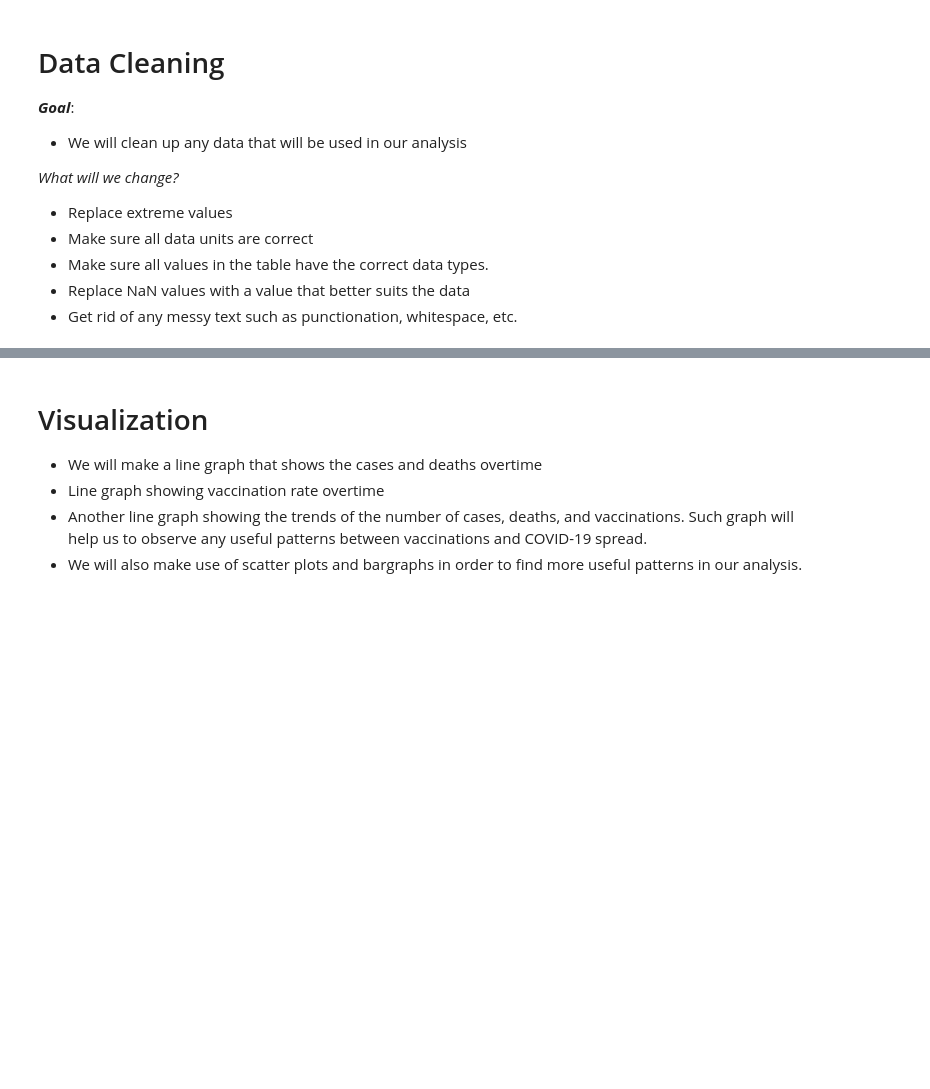
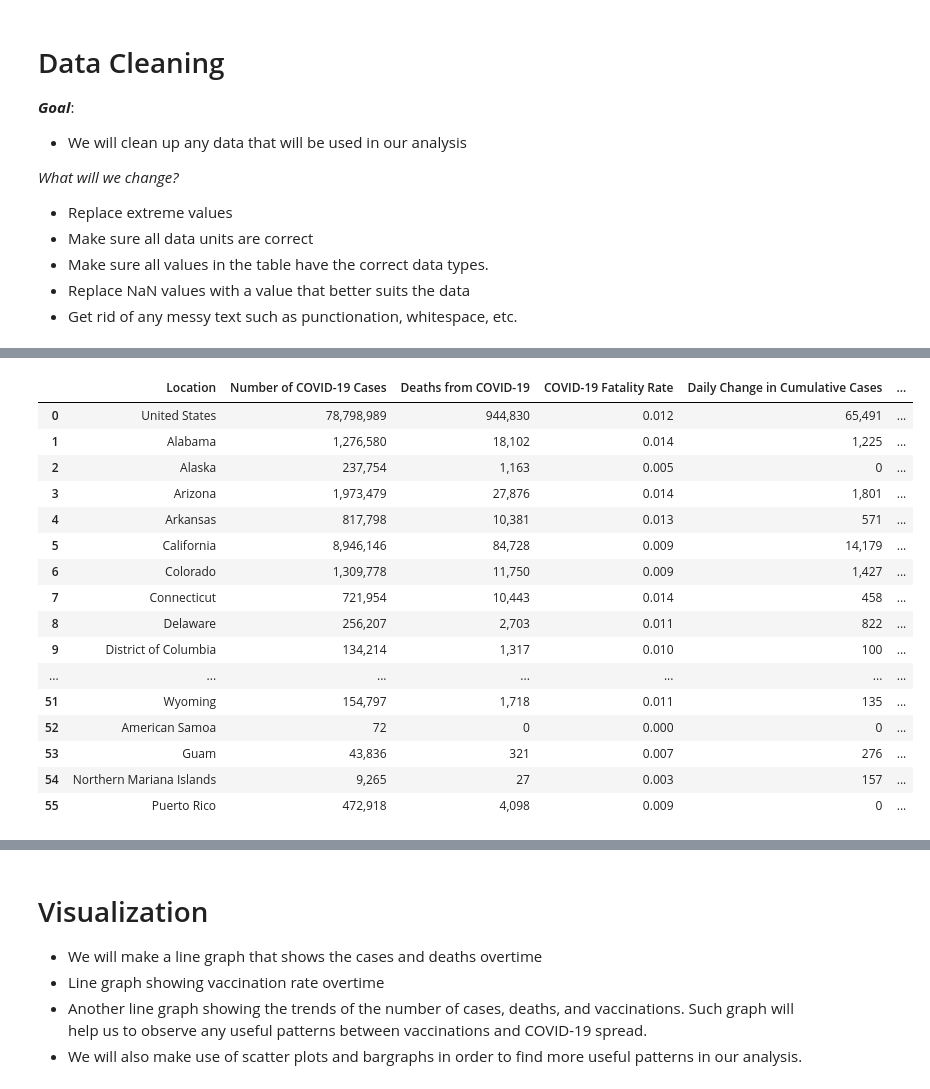
Before and after one commit to syao2017/Covid_Tracker, a Jupyter notebook: Project1.ipynb, the cells around one changed output, grey strips where cells are left out. Saved outputs shown, nothing was run; the diff lists cells and outputs as text; code cells hidden in the pictures; blank space fills up the shorter version.

```diff
--- a/Project1.ipynb
+++ b/Project1.ipynb
@@ -131,0 +119,23 @@ merged.shape
+# %%
+#merge all the data together
+merged = cCasesAndDeaths.merge(DCasesAndDeaths, how = 'inner', on = ['Location'])
+merged = merged.merge(vaccinations, how = 'inner', on = ['Location'])
+merged.dropna(axis = 1)
+# %% [output]
+|  | Location | Number of COVID-19 Cases | Deaths from COVID-19 | COVID-19 Fatality Rate | Daily Change in Cumulative Cases | ... |
+| 0 | United States | 78,798,989 | 944,830 | 0.012 | 65,491 | ... |
+| 1 | Alabama | 1,276,580 | 18,102 | 0.014 | 1,225 | ... |
+| 2 | Alaska | 237,754 | 1,163 | 0.005 | 0 | ... |
+| 3 | Arizona | 1,973,479 | 27,876 | 0.014 | 1,801 | ... |
+| 4 | Arkansas | 817,798 | 10,381 | 0.013 | 571 | ... |
+| 5 | California | 8,946,146 | 84,728 | 0.009 | 14,179 | ... |
+| 6 | Colorado | 1,309,778 | 11,750 | 0.009 | 1,427 | ... |
+| 7 | Connecticut | 721,954 | 10,443 | 0.014 | 458 | ... |
+| 8 | Delaware | 256,207 | 2,703 | 0.011 | 822 | ... |
+| 9 | District of Columbia | 134,214 | 1,317 | 0.010 | 100 | ... |
+| ... | ... | ... | ... | ... | ... | ... |
+| 51 | Wyoming | 154,797 | 1,718 | 0.011 | 135 | ... |
+| 52 | American Samoa | 72 | 0 | 0.000 | 0 | ... |
+| 53 | Guam | 43,836 | 321 | 0.007 | 276 | ... |
+| 54 | Northern Mariana Islands | 9,265 | 27 | 0.003 | 157 | ... |
+| 55 | Puerto Rico | 472,918 | 4,098 | 0.009 | 0 | ... |
```
Also changed, not shown: parts of 3 cells of this notebook.
